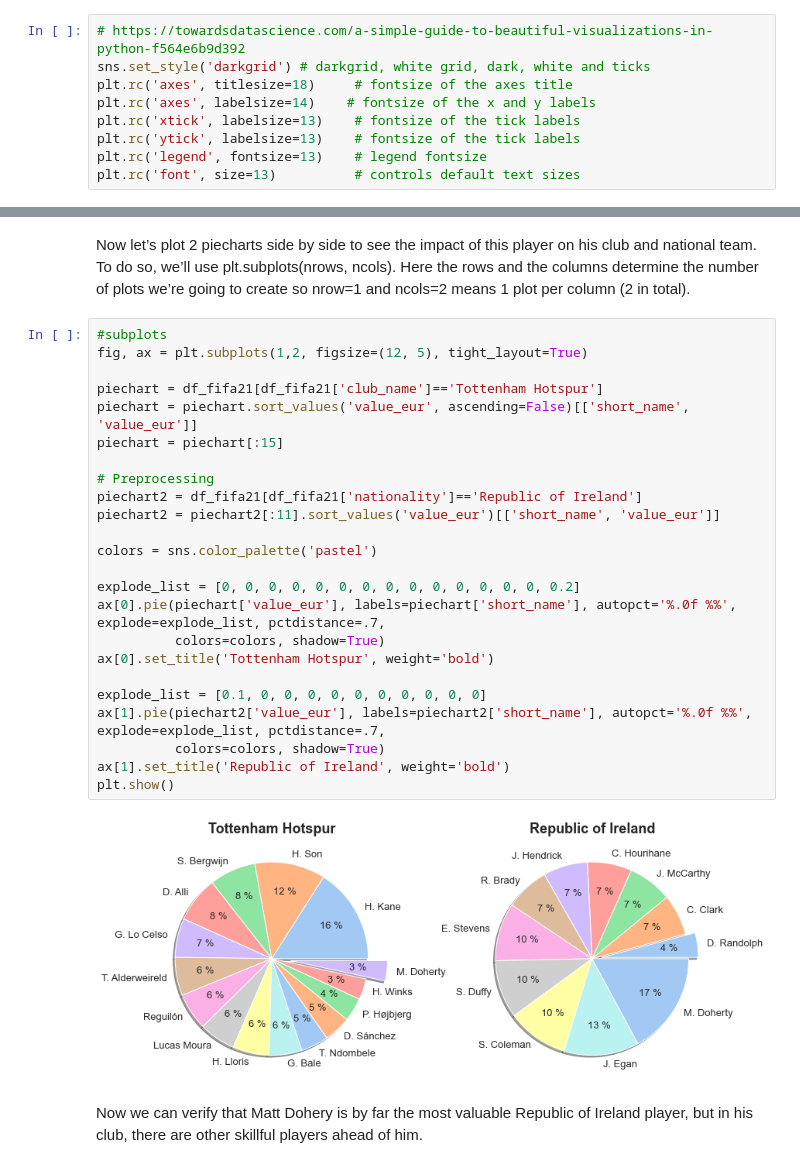
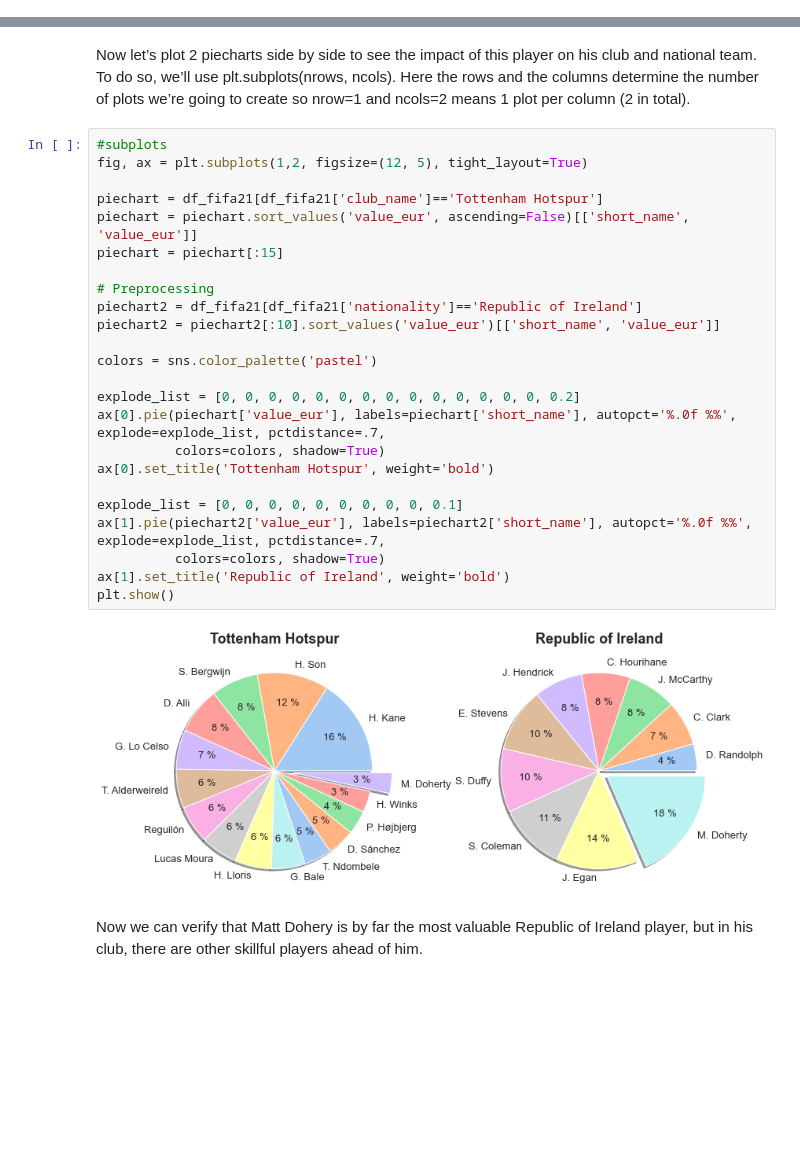
Before and after one commit to Michelleoc/fundamentals-of-data-analysis-assessment, a Jupyter notebook: pyplot.ipynb, the cells around one changed output, grey strips where cells are left out. Drawn from its saved outputs; the diff is of its cells as text; blank space fills up the shorter version.

```diff
--- a/pyplot.ipynb
+++ b/pyplot.ipynb
@@ -570,9 +588,0 @@ fig.tight_layout()
-# %%
-# https://towardsdatascience.com/a-simple-guide-to-beautiful-visualizations-in-python-f564e6b9d392
-sns.set_style('darkgrid') # darkgrid, white grid, dark, white and ticks
-plt.rc('axes', titlesize=18)     # fontsize of the axes title
-plt.rc('axes', labelsize=14)    # fontsize of the x and y labels
-plt.rc('xtick', labelsize=13)    # fontsize of the tick labels
-plt.rc('ytick', labelsize=13)    # fontsize of the tick labels
-plt.rc('legend', fontsize=13)    # legend fontsize
-plt.rc('font', size=13)          # controls default text sizes
@@ -765,29 +780,29 @@ Now let’s plot 2 piecharts side by side to see the impact of this player on hi
 # %%
 #subplots
 fig, ax = plt.subplots(1,2, figsize=(12, 5), tight_layout=True)
 
 piechart = df_fifa21[df_fifa21['club_name']=='Tottenham Hotspur']
 piechart = piechart.sort_values('value_eur', ascending=False)[['short_name', 'value_eur']]
 piechart = piechart[:15]
 
 # Preprocessing
 piechart2 = df_fifa21[df_fifa21['nationality']=='Republic of Ireland']
-piechart2 = piechart2[:11].sort_values('value_eur')[['short_name', 'value_eur']]
+piechart2 = piechart2[:10].sort_values('value_eur')[['short_name', 'value_eur']]
 
 colors = sns.color_palette('pastel')
 
 explode_list = [0, 0, 0, 0, 0, 0, 0, 0, 0, 0, 0, 0, 0, 0, 0.2]
 ax[0].pie(piechart['value_eur'], labels=piechart['short_name'], autopct='%.0f %%', explode=explode_list, pctdistance=.7,
           colors=colors, shadow=True)
 ax[0].set_title('Tottenham Hotspur', weight='bold')
 
-explode_list = [0.1, 0, 0, 0, 0, 0, 0, 0, 0, 0, 0]
+explode_list = [0, 0, 0, 0, 0, 0, 0, 0, 0, 0.1]
 ax[1].pie(piechart2['value_eur'], labels=piechart2['short_name'], autopct='%.0f %%', explode=explode_list, pctdistance=.7,
           colors=colors, shadow=True)
 ax[1].set_title('Republic of Ireland', weight='bold')
 plt.show()
 # %% [output]
-[figure, old version]
+[figure, new version]
 # %% [markdown]
 Now we can verify that Matt Dohery is by far the most valuable Republic of Ireland player, but in his club, there are other skillful players ahead of him.
 # %%
```
Also changed, not shown: parts of 42 cells of this notebook.
